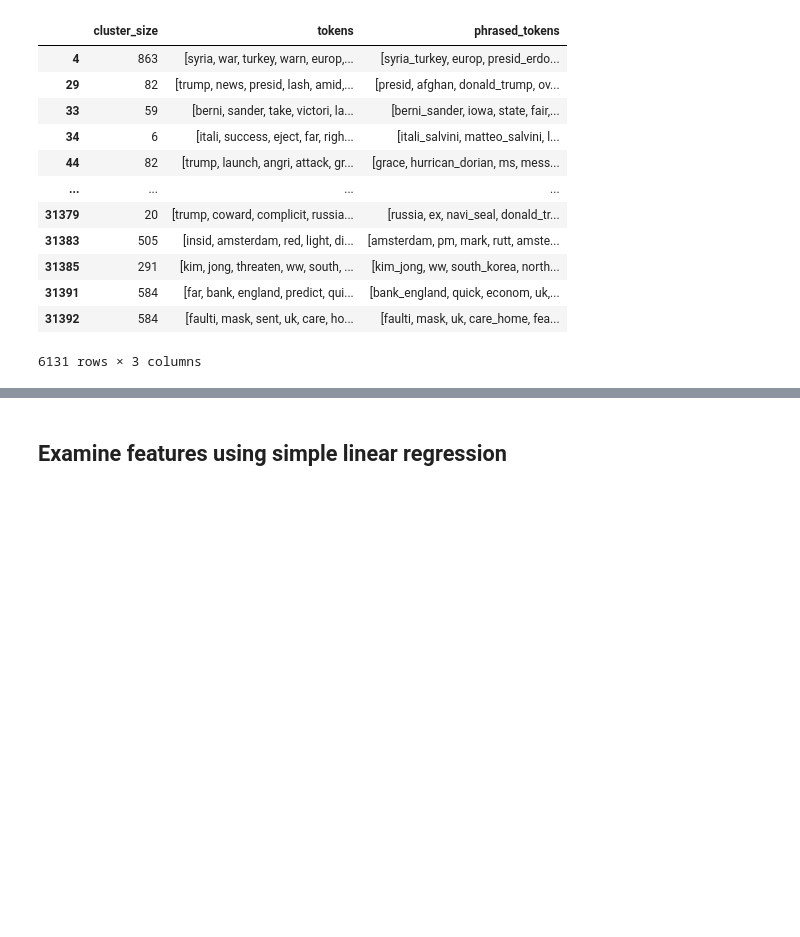
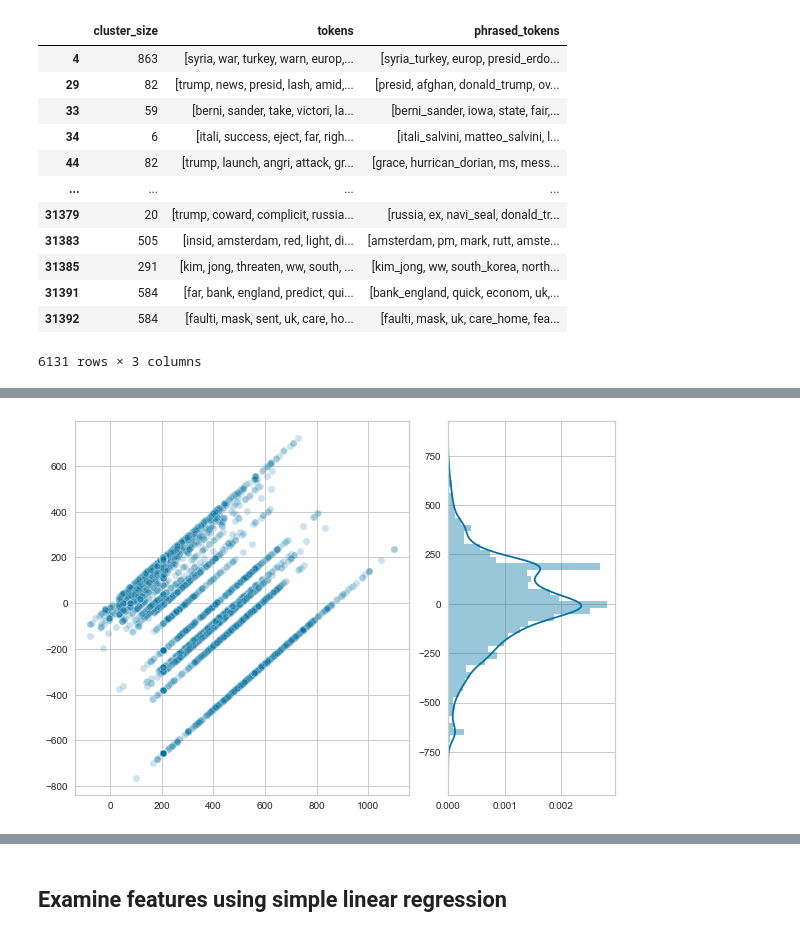
Before and after one commit to MartinChrisWood/news_crow, a Jupyter notebook: 07_ML_predict_size.ipynb, the cells around one changed output, grey strips where cells are left out. Cells and saved outputs as stored; diff of their text form; code cells hidden in the pictures; blank space fills up the shorter version.

```diff
--- a/07_ML_predict_size.ipynb
+++ b/07_ML_predict_size.ipynb
@@ -152,0 +206,24 @@ sns.lmplot(x="train", y="pred", data=temp_df, scatter_kws={"alpha":0.05})
+# %%
+def help_plot_residuals(fitted_model, X, y):
+    """
+    Utility function:  Plot residual values for a given model
+    and features + predictions
+    """
+    predicted = fitted_model.predict(X)
+    residuals = predicted - y
+
+    f = plt.figure(constrained_layout=True)
+    gs = f.add_gridspec(3, 3)
+    f_ax0 = f.add_subplot(gs[:, :-1])
+    f_ax1 = f.add_subplot(gs[:, -1])
+
+    # Residuals vs predicted
+    sns.scatterplot(x=predicted, y=residuals, alpha=0.2, ax=f_ax0)
+
+    # Hist of residuals
+    sns.distplot(a=residuals, hist=True, vertical=True, ax=f_ax1)
+
+
+help_plot_residuals(clf.best_estimator_, X_train, y_train)
+# %% [output]
+[figure, added]
```
Also changed, not shown: parts of 21 cells of this notebook, 2 other files.
